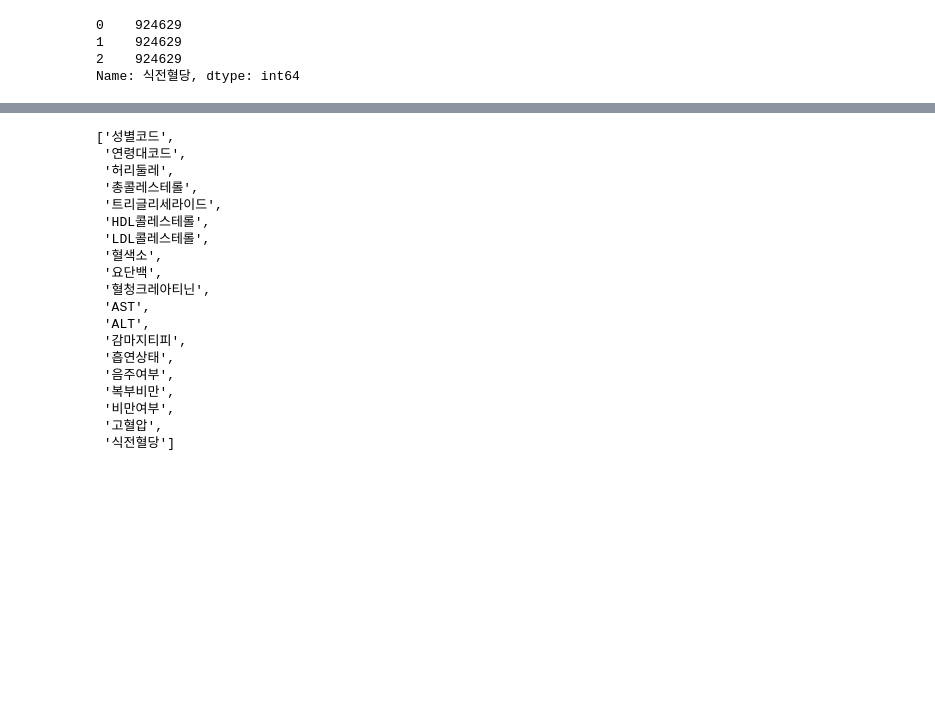
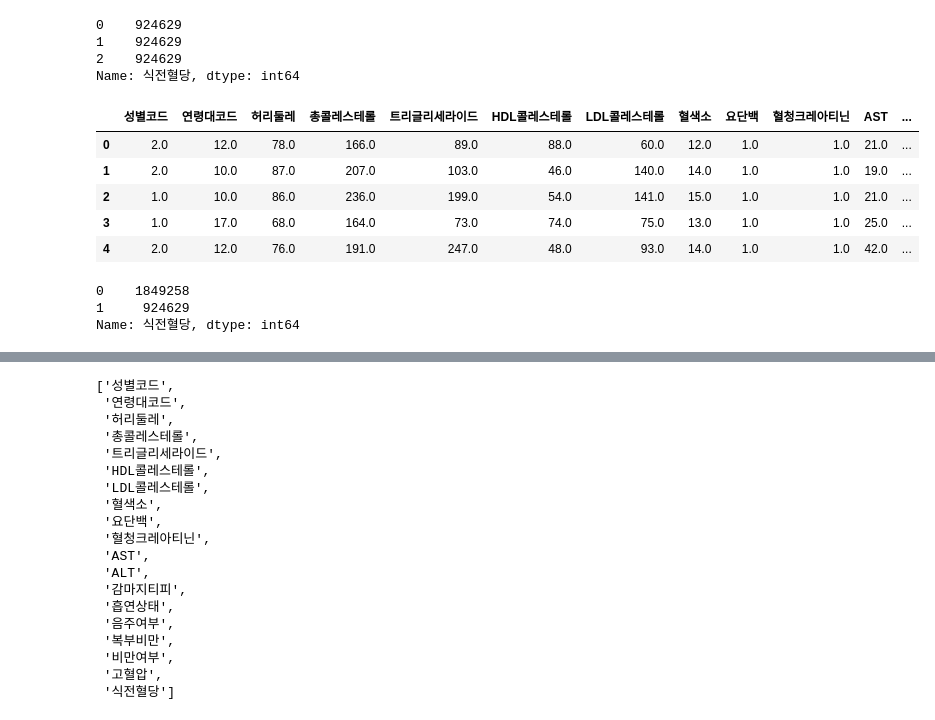
Before and after one commit to kms2698/diabetes-analysys_topgap, a Jupyter notebook: 김민상_LR 모델_over.ipynb, the cells around one changed output, grey strips where cells are left out. Saved outputs shown, nothing was run; the diff lists cells and outputs as text; code cells hidden in the pictures; blank space fills up the shorter version.

```diff
--- a/김민상_LR 모델_over.ipynb
+++ b/김민상_LR 모델_over.ipynb
@@ -43,3 +43,12 @@ Name: 식전혈당, dtype: int64
 df = df[['성별코드', '연령대코드', '허리둘레', '총콜레스테롤', '트리글리세라이드', 'HDL콜레스테롤',
        'LDL콜레스테롤', '혈색소', '요단백', '혈청크레아티닌', 'AST', 'ALT', '감마지티피', '흡연상태',
        '음주여부', '복부비만', '비만여부', '고혈압', '식전혈당']]
+# %%
+df.head()
+# %% [output]
+|  | 성별코드 | 연령대코드 | 허리둘레 | 총콜레스테롤 | 트리글리세라이드 | HDL콜레스테롤 | LDL콜레스테롤 | 혈색소 | 요단백 | 혈청크레아티닌 | AST | ... |
+| 0 | 2.0 | 12.0 | 78.0 | 166.0 | 89.0 | 88.0 | 60.0 | 12.0 | 1.0 | 1.0 | 21.0 | ... |
+| 1 | 2.0 | 10.0 | 87.0 | 207.0 | 103.0 | 46.0 | 140.0 | 14.0 | 1.0 | 1.0 | 19.0 | ... |
+| 2 | 1.0 | 10.0 | 86.0 | 236.0 | 199.0 | 54.0 | 141.0 | 15.0 | 1.0 | 1.0 | 21.0 | ... |
+| 3 | 1.0 | 17.0 | 68.0 | 164.0 | 73.0 | 74.0 | 75.0 | 13.0 | 1.0 | 1.0 | 25.0 | ... |
+| 4 | 2.0 | 12.0 | 76.0 | 191.0 | 247.0 | 48.0 | 93.0 | 14.0 | 1.0 | 1.0 | 42.0 | ... |
@@ -45,0 +58,6 @@ df = df[['성별코드', '연령대코드', '허리둘레', '총콜레스테롤'
+# %%
+print(df['식전혈당'].value_counts())
+# %% [output]
+0    1849258
+1     924629
+Name: 식전혈당, dtype: int64
```
Also changed, not shown: parts of 21 cells of this notebook.
